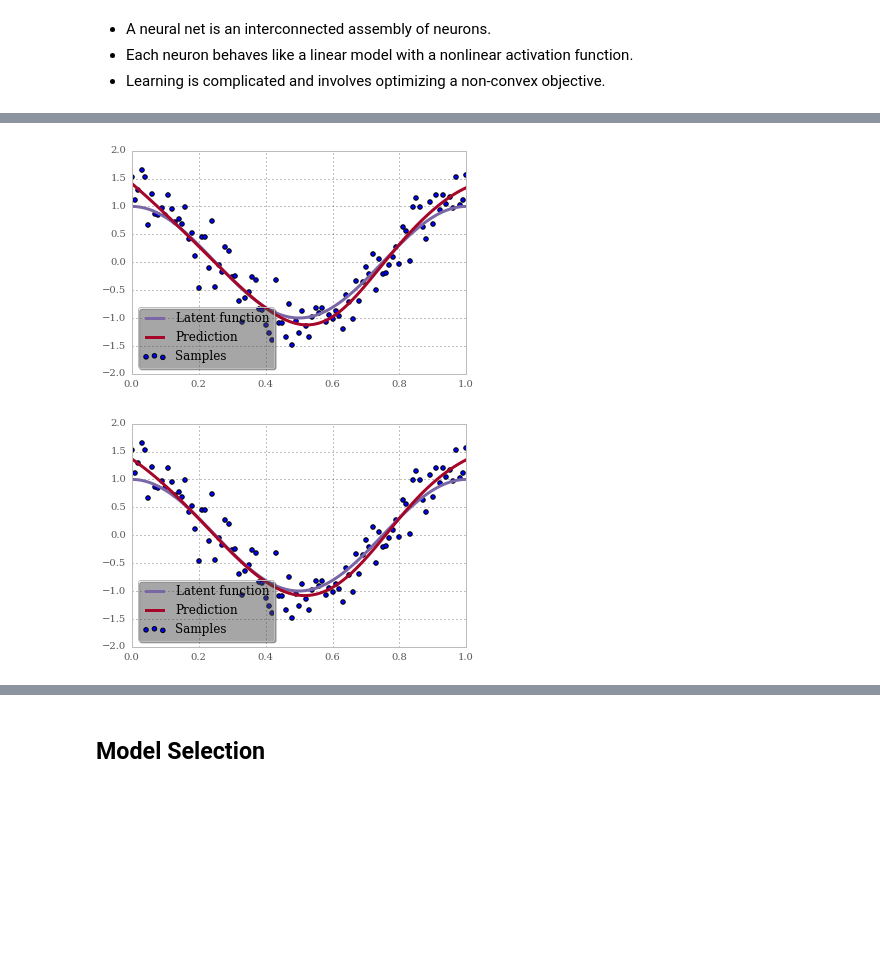
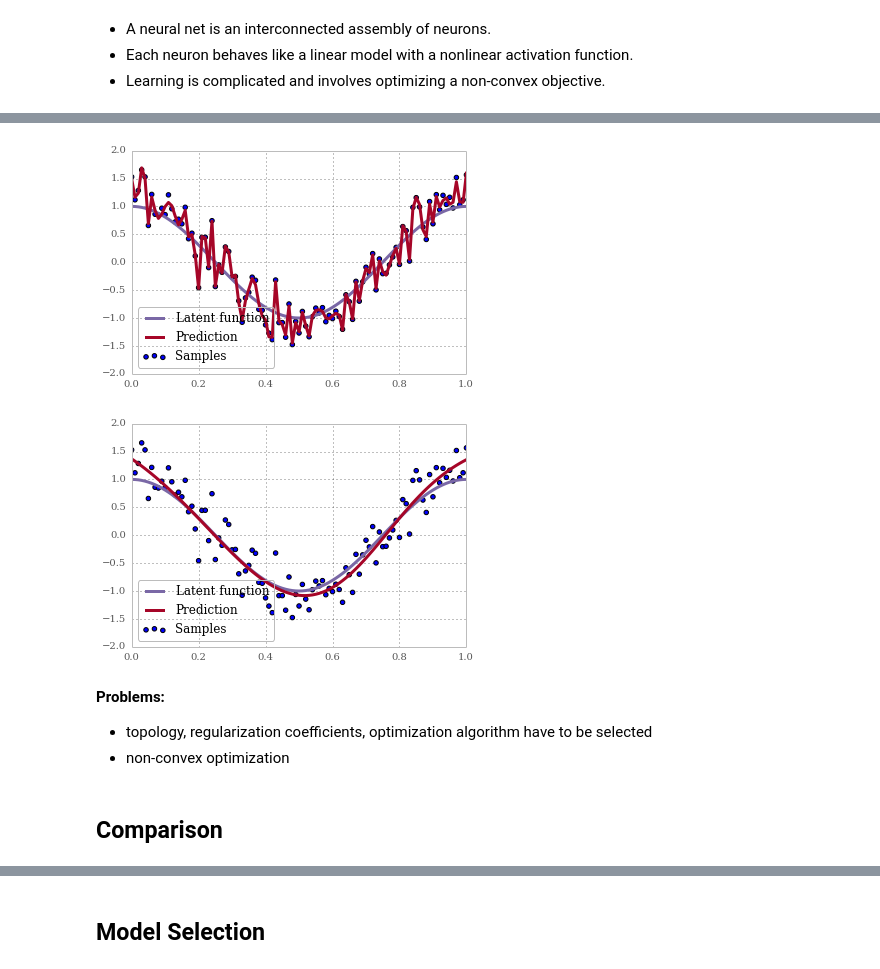
Before and after one commit to AlexanderFabisch/regression-tutorial, a Jupyter notebook: regression.ipynb, the cells around one changed output, grey strips where cells are left out. Saved outputs shown, nothing was run; the diff lists cells and outputs as text; code cells hidden in the pictures; blank space fills up the shorter version.

```diff
--- a/regression.ipynb
+++ b/regression.ipynb
@@ -500,15 +533,22 @@ class NeuralNet(BaseEstimator, RegressorMixin):
     def predict(self, X):
         return self.net.predict(X).ravel()
 # %%
-net = NeuralNet(50).fit(X, y)
+net = NeuralNet(100).fit(X, y)
 plot_model(net)
 # %% [output]
-[figure, old version]
+[figure, new version]
 # %%
-net = NeuralNet(50, gamma=1e-4).fit(X, y)
+net = NeuralNet(100, gamma=1e-4).fit(X, y)
 plot_model(net)
 # %% [output]
-[figure, old version]
+[figure, new version]
+# %% [markdown]
+**Problems:**
+
+* topology, regularization coefficients, optimization algorithm have to be selected
+* non-convex optimization
+# %% [markdown]
+## Comparison
 # %%
 def generate_data_1(n_samples, sigma, random_state=None):
     random_state = check_random_state(random_state)
```
Also changed, not shown: parts of 35 cells of this notebook, 1 other file.
